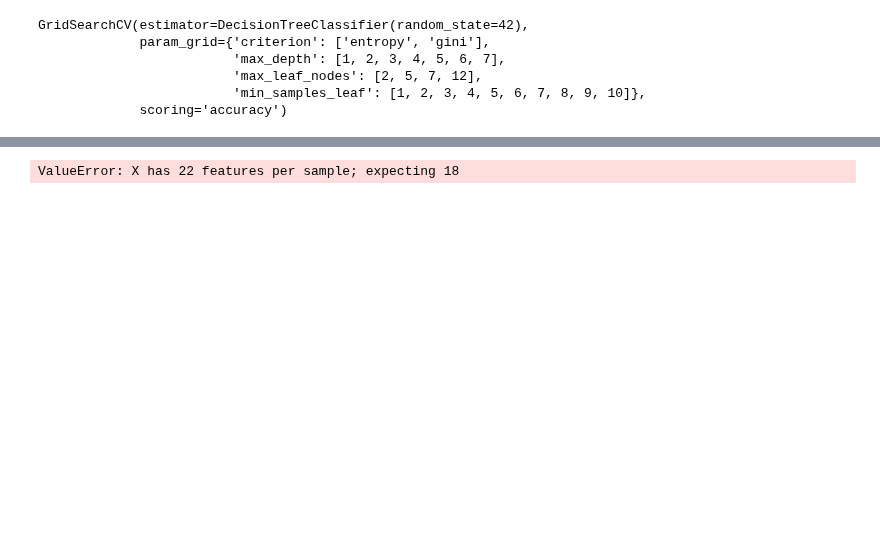
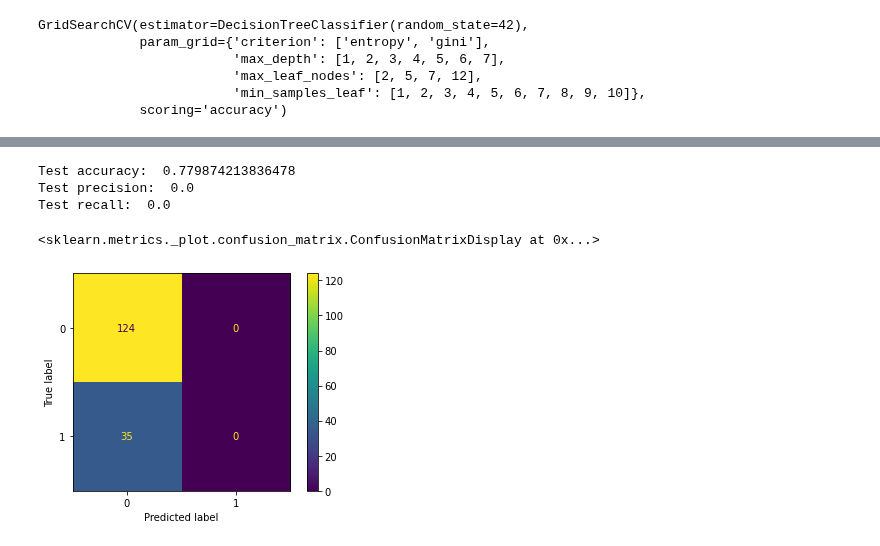
Before and after one commit to asval211/pga_golf_dataset, a Jupyter notebook: notebooks/exploratory/Cameron/data analysis 1.ipynb, the cells around one changed output, grey strips where cells are left out. Cells and saved outputs as stored; diff of their text form; code cells hidden in the pictures; blank space fills up the shorter version.

```diff
--- a/notebooks/exploratory/Cameron/data analysis 1.ipynb
+++ b/notebooks/exploratory/Cameron/data analysis 1.ipynb
@@ -495,10 +497,15 @@ Validation recall:  0.8301886792452831
 # %%
 best_model.fit(X_train_res,y_train_res)
 train_preds = lr.predict(X_train_s)
 test_preds = lr.predict(X_test)
 
 print('Test accuracy: ', accuracy_score(y_test, test_preds))
 print('Test precision: ', precision_score(y_test, test_preds))
 print('Test recall: ', recall_score(y_test, test_preds))
+plot_confusion_matrix(best_model, X_test, y_test)
 # %% [output]
-ValueError: X has 22 features per sample; expecting 18
+Test accuracy:  0.779874213836478
+Test precision:  0.0
+Test recall:  0.0
+<sklearn.metrics._plot.confusion_matrix.ConfusionMatrixDisplay at 0x...>
+[figure, added]
```
Also changed, not shown: parts of 6 cells of this notebook.
